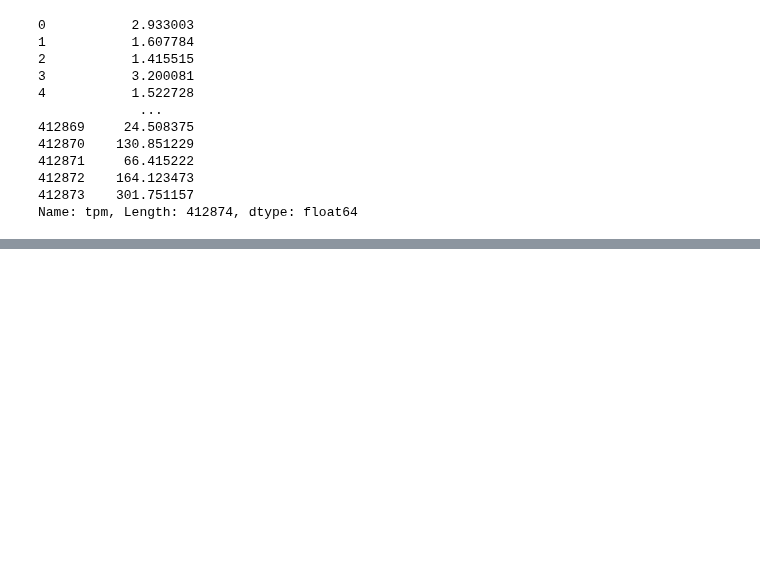
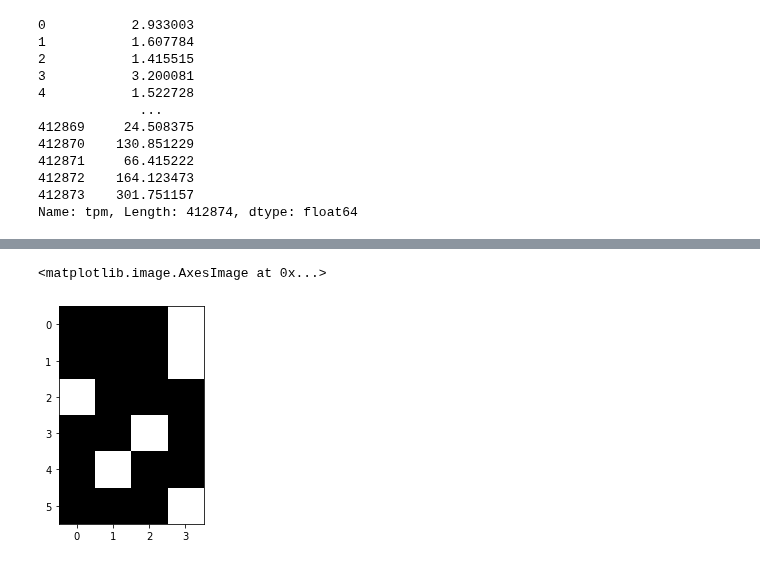
Before and after one commit to erinhwilson/deep-5g-sandbox, a Jupyter notebook: seq_prediction_tinker.ipynb, the cells around one changed output, grey strips where cells are left out. Drawn from its saved outputs; the diff is of its cells as text; code cells hidden in the pictures; blank space fills up the shorter version.

```diff
--- a/seq_prediction_tinker.ipynb
+++ b/seq_prediction_tinker.ipynb
@@ -146,3 +152,19 @@ Y
 412872    164.123473
 412873    301.751157
 Name: tpm, Length: 412874, dtype: float64
+# %%
+def one_hot_encode(seq):
+    #print("one hot encoding...")
+
+    # Dictionary returning one-hot encoding of nucleotides.
+    nuc_d = {'A':[1.0,0.0,0.0,0.0],
+             'C':[0.0,1.0,0.0,0.0],
+             'G':[0.0,0.0,1.0,0.0],
+             'T':[0.0,0.0,0.0,1.0],
+             'N':[0.0,0.0,0.0,0.0]}
+
+    # Creat empty matrix.
+    #vec=torch.tensor([nuc_d[x] for x in seq])
+    vec=np.array([nuc_d[x] for x in seq]).flatten()
+
+    return vec
@@ -148,0 +223,2 @@ Name: tpm, Length: 412874, dtype: float64
+# %%
+df['oh'] = df['seq'].apply(lambda x: one_hot_encode(x))
@@ -148,0 +231,12 @@ Name: tpm, Length: 412874, dtype: float64
+# %%
+# train test split
+idxs = list(range(df.shape[0]))
+random.shuffle(idxs)
+print(idxs)
+
+split = int(len(idxs)*0.8)
+train_idxs = idxs[:split]
+test_idxs = idxs[split:]
+
+print("Train #:", len(train_idxs))
+print("Test #:", len(test_idxs))
@@ -148,0 +247,8 @@ Name: tpm, Length: 412874, dtype: float64
+# %%
+train_df = df[df.index.isin(train_idxs)]
+test_df = df[df.index.isin(test_idxs)]
+
+x_train = torch.tensor(list(train_df['oh'].values))
+y_train = torch.tensor(list(train_df['score'].values)).unsqueeze(1)
+x_test  = torch.tensor(list(test_df['oh'].values))
+y_test  = torch.tensor(list(test_df['score'].values)).unsqueeze(1)
@@ -148,0 +291,5 @@ Name: tpm, Length: 412874, dtype: float64
+# %%
+plt.imshow(x_train[15].reshape((6, 4)), cmap="gray")
+# %% [output]
+<matplotlib.image.AxesImage at 0x...>
+[figure, added]
```
Also changed, not shown: parts of 22 cells of this notebook, 1 other file.
